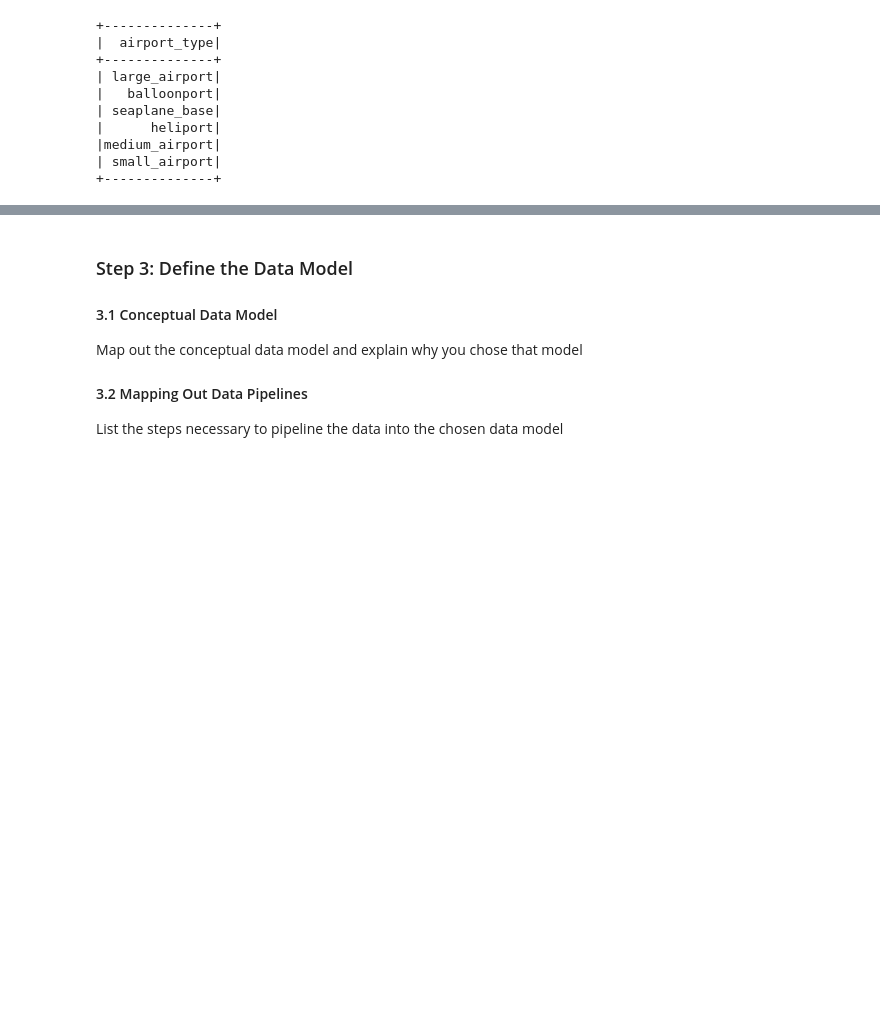
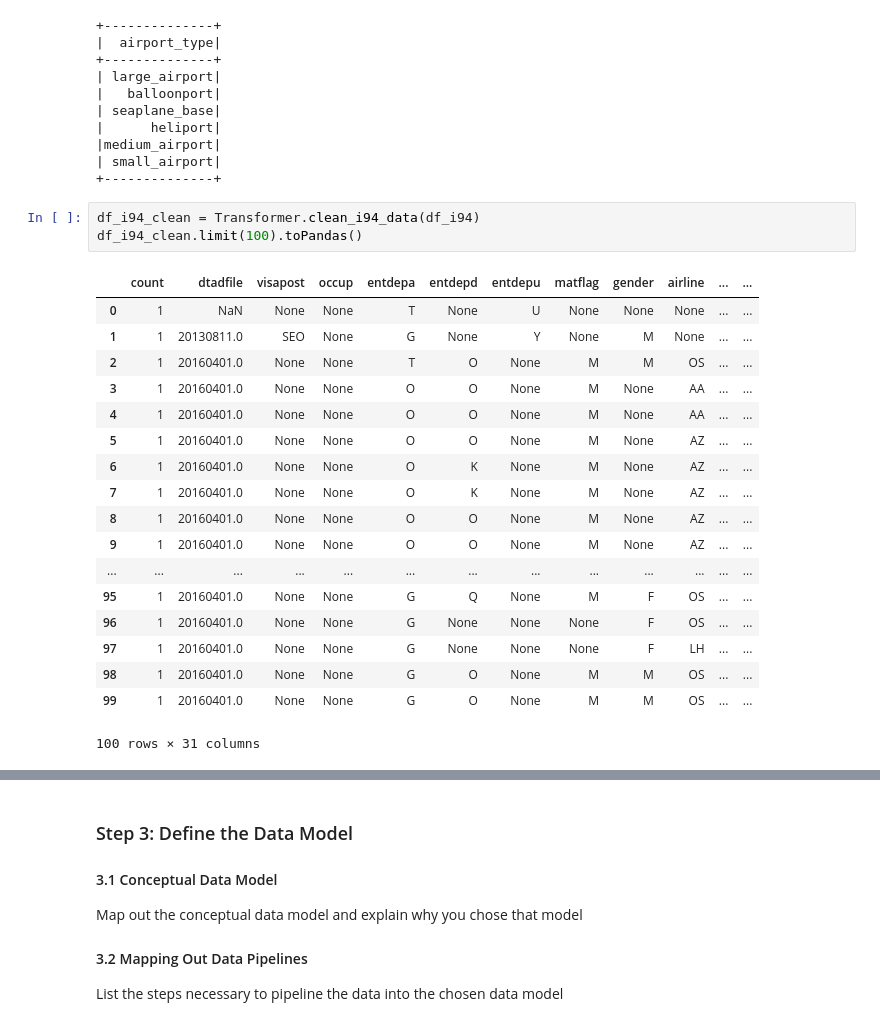
Before and after one commit to Sabathh/data_engineering, a Jupyter notebook: capstone_project/Capstone Project Template.ipynb, the cells around one changed output, grey strips where cells are left out. Drawn from its saved outputs; the diff is of its cells as text; blank space fills up the shorter version.

Commit message:
Capstone: Created function to clean I94 SAS dataframe

```diff
--- a/capstone_project/Capstone Project Template.ipynb
+++ b/capstone_project/Capstone Project Template.ipynb
@@ -205,5 +219,27 @@ df_airport_clean.select(df_airport_clean.airport_type).distinct().show(666)
 |medium_airport|
 | small_airport|
 +--------------+
+# %%
+df_i94_clean = Transformer.clean_i94_data(df_i94)
+df_i94_clean.limit(100).toPandas()
+# %% [output]
+|  | count | dtadfile | visapost | occup | entdepa | entdepd | entdepu | matflag | gender | airline | ... | ... |
+| 0 | 1 | NaN | None | None | T | None | U | None | None | None | ... | ... |
+| 1 | 1 | 20130811.0 | SEO | None | G | None | Y | None | M | None | ... | ... |
+| 2 | 1 | 20160401.0 | None | None | T | O | None | M | M | OS | ... | ... |
+| 3 | 1 | 20160401.0 | None | None | O | O | None | M | None | AA | ... | ... |
+| 4 | 1 | 20160401.0 | None | None | O | O | None | M | None | AA | ... | ... |
+| 5 | 1 | 20160401.0 | None | None | O | O | None | M | None | AZ | ... | ... |
+| 6 | 1 | 20160401.0 | None | None | O | K | None | M | None | AZ | ... | ... |
+| 7 | 1 | 20160401.0 | None | None | O | K | None | M | None | AZ | ... | ... |
+| 8 | 1 | 20160401.0 | None | None | O | O | None | M | None | AZ | ... | ... |
+| 9 | 1 | 20160401.0 | None | None | O | O | None | M | None | AZ | ... | ... |
+| ... | ... | ... | ... | ... | ... | ... | ... | ... | ... | ... | ... | ... |
+| 95 | 1 | 20160401.0 | None | None | G | Q | None | M | F | OS | ... | ... |
+| 96 | 1 | 20160401.0 | None | None | G | None | None | None | F | OS | ... | ... |
+| 97 | 1 | 20160401.0 | None | None | G | None | None | None | F | LH | ... | ... |
+| 98 | 1 | 20160401.0 | None | None | G | O | None | M | M | OS | ... | ... |
+| 99 | 1 | 20160401.0 | None | None | G | O | None | M | M | OS | ... | ... |
+100 rows × 31 columns
 # %%
 df_i94.select('i94bir').toPandas().describe()
```
Also changed, not shown: parts of 9 cells of this notebook, 1 other file.
